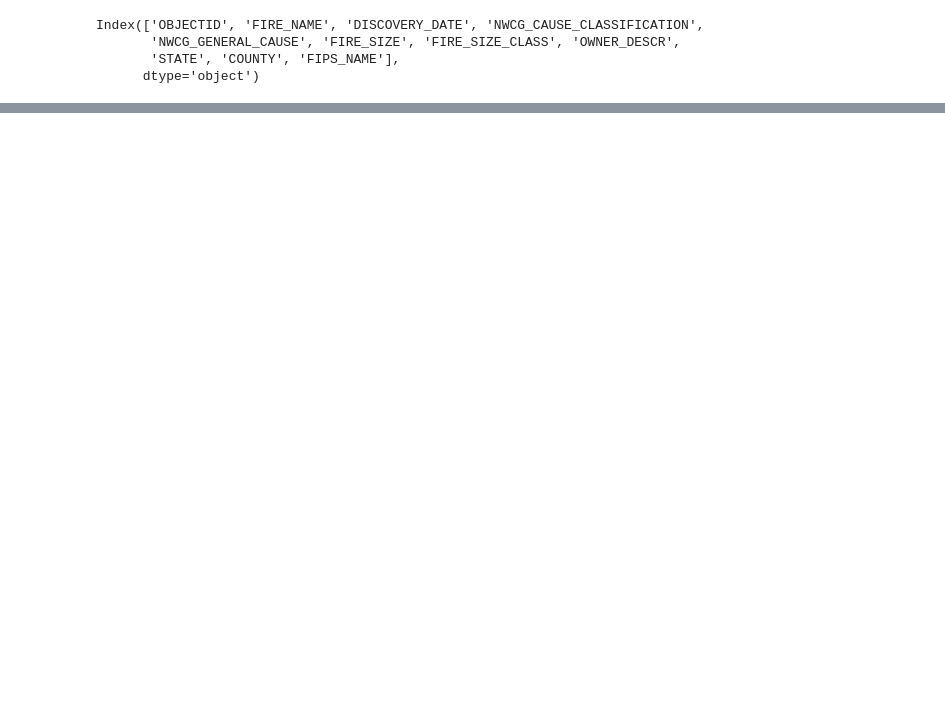
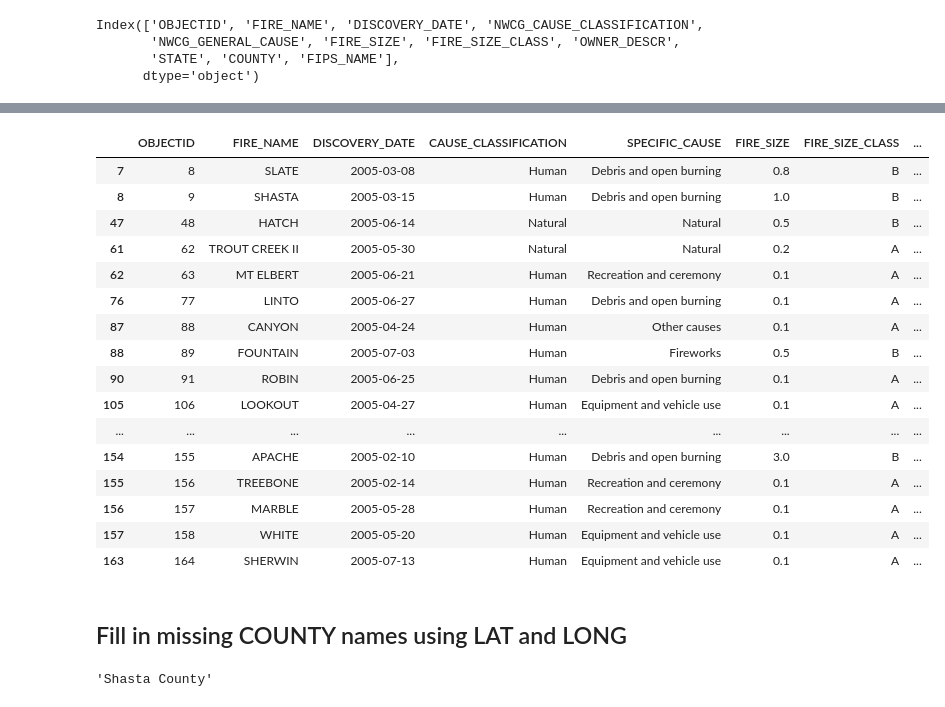
Before and after one commit to edgar-rosales95/ADS507-Final, a Jupyter notebook: WildFire Changes/wildfire_column_drop.ipynb, the cells around one changed output, grey strips where cells are left out. Cells and saved outputs as stored; diff of their text form; code cells hidden in the pictures; blank space fills up the shorter version.

Commit message:
Started main file, added to design comments, experimented with API calls to census data

```diff
--- a/WildFire Changes/wildfire_column_drop.ipynb
+++ b/WildFire Changes/wildfire_column_drop.ipynb
@@ -10,5 +16,5 @@ Path to dataset files: C:\Users\Taylor\.cache\kagglehub\datasets\behroozsohrabi\
 # %%
-wildfire_df = pd.read_csv("C:/Users/Taylor/.cache/kagglehub/datasets/behroozsohrabi/us-wildfire-records-6th-edition/versions/4/data.csv", nrows = 1000)
+wildfire_df = pd.read_csv("C:/Users/Taylor/.cache/kagglehub/datasets/behroozsohrabi/us-wildfire-records-6th-edition/versions/4/data.csv", usecols = use_cols)
 # %%
 wildfire_df.columns
 # %% [output]
@@ -34,0 +27,6 @@ Name: count, dtype: int64
+# %%
+# Convert DISCOVERY_DATE to datetime object
+
+wildfire_df['DISCOVERY_DATE'] = pd.to_datetime(wildfire_df['DISCOVERY_DATE'], format = '%m/%d/%Y')
+# %%
+wildfire_df = wildfire_df[wildfire_df['DISCOVERY_DATE'].dt.year > 2000]
@@ -64,0 +51,3 @@ wildfire_final.shape
+# %%
+wildfire_df = wildfire_df.rename(columns = {"NWCG_CAUSE_CLASSIFICATION": "CAUSE_CLASSIFICATION", "NWCG_GENERAL_CAUSE": "SPECIFIC_CAUSE",
+                                            "OWNER_DESCR": "RESPONSIBLE_ENTITY", "FIPS_NAME": "COUNTY"})
@@ -64,0 +72,22 @@ wildfire_final.shape
+# %%
+wildfire_df[wildfire_df['COUNTY'].isna()][:20]
+# %% [output]
+|  | OBJECTID | FIRE_NAME | DISCOVERY_DATE | CAUSE_CLASSIFICATION | SPECIFIC_CAUSE | FIRE_SIZE | FIRE_SIZE_CLASS | ... |
+| 7 | 8 | SLATE | 2005-03-08 | Human | Debris and open burning | 0.8 | B | ... |
+| 8 | 9 | SHASTA | 2005-03-15 | Human | Debris and open burning | 1.0 | B | ... |
+| 47 | 48 | HATCH | 2005-06-14 | Natural | Natural | 0.5 | B | ... |
+| 61 | 62 | TROUT CREEK II | 2005-05-30 | Natural | Natural | 0.2 | A | ... |
+| 62 | 63 | MT ELBERT | 2005-06-21 | Human | Recreation and ceremony | 0.1 | A | ... |
+| 76 | 77 | LINTO | 2005-06-27 | Human | Debris and open burning | 0.1 | A | ... |
+| 87 | 88 | CANYON | 2005-04-24 | Human | Other causes | 0.1 | A | ... |
+| 88 | 89 | FOUNTAIN | 2005-07-03 | Human | Fireworks | 0.5 | B | ... |
+| 90 | 91 | ROBIN | 2005-06-25 | Human | Debris and open burning | 0.1 | A | ... |
+| 105 | 106 | LOOKOUT | 2005-04-27 | Human | Equipment and vehicle use | 0.1 | A | ... |
+| ... | ... | ... | ... | ... | ... | ... | ... | ... |
+| 154 | 155 | APACHE | 2005-02-10 | Human | Debris and open burning | 3.0 | B | ... |
+| 155 | 156 | TREEBONE | 2005-02-14 | Human | Recreation and ceremony | 0.1 | A | ... |
+| 156 | 157 | MARBLE | 2005-05-28 | Human | Recreation and ceremony | 0.1 | A | ... |
+| 157 | 158 | WHITE | 2005-05-20 | Human | Equipment and vehicle use | 0.1 | A | ... |
+| 163 | 164 | SHERWIN | 2005-07-13 | Human | Equipment and vehicle use | 0.1 | A | ... |
+# %% [markdown]
+## Fill in missing COUNTY names using LAT and LONG
@@ -64,0 +100,4 @@ wildfire_final.shape
+# %%
+result['Counties'][0]['NAME']
+# %% [output]
+'Shasta County'
```
Also changed, not shown: parts of 39 cells of this notebook, 6 other files.
